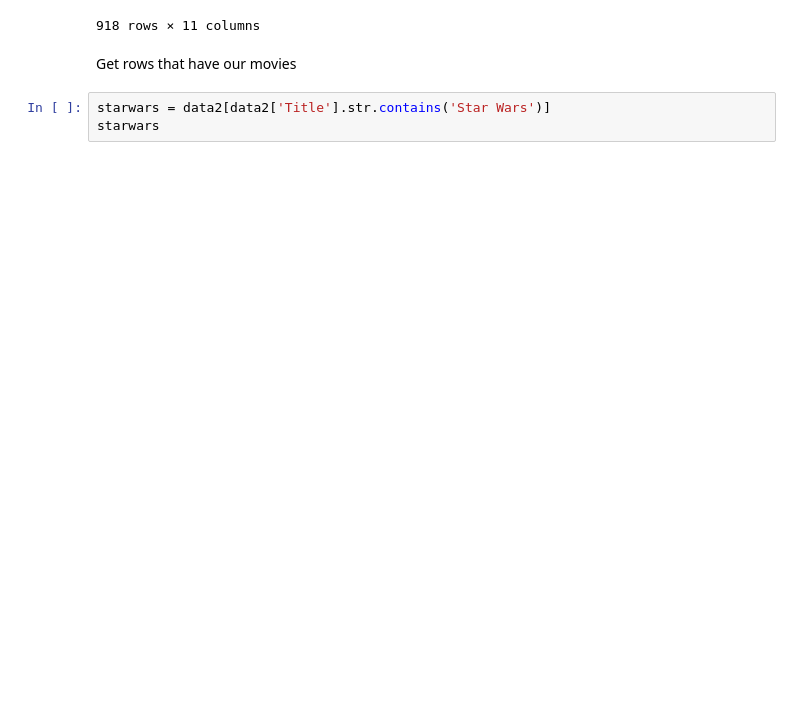
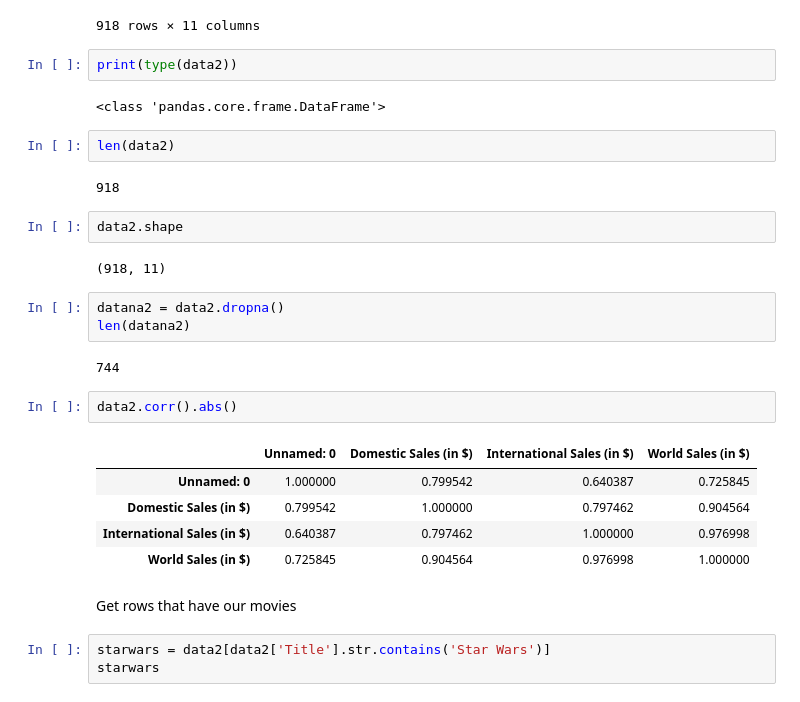
Before and after one commit to canaimax/DS522TeamApleePy, a Jupyter notebook: TX03ApplePyTeam.ipynb, the cells around one changed output. Cells and saved outputs as stored; diff of their text form; blank space fills up the shorter version.

```diff
--- a/TX03ApplePyTeam.ipynb
+++ b/TX03ApplePyTeam.ipynb
@@ -135,6 +140,31 @@ data2
 | 916 | 916 | The Texas Chainsaw Massacre (2003) | After picking up a traumatized yo... | New Line Cinema | 17-Oct-03 | 80571655 | ... |
 | 917 | 917 | Zookeeper (2011) | A group of zoo animals decide to ... | Sony Pictures Entertainment (SPE) | 6-Jul-11 | 80360843 | ... |
 918 rows × 11 columns
+# %%
+print(type(data2))
+# %% [output]
+<class 'pandas.core.frame.DataFrame'>
+# %%
+len(data2)
+# %% [output]
+918
+# %%
+data2.shape
+# %% [output]
+(918, 11)
+# %%
+datana2 = data2.dropna()
+len(datana2)
+# %% [output]
+744
+# %%
+data2.corr().abs()
+# %% [output]
+|  | Unnamed: 0 | Domestic Sales (in $) | International Sales (in $) | World Sales (in $) |
+| Unnamed: 0 | 1.000000 | 0.799542 | 0.640387 | 0.725845 |
+| Domestic Sales (in $) | 0.799542 | 1.000000 | 0.797462 | 0.904564 |
+| International Sales (in $) | 0.640387 | 0.797462 | 1.000000 | 0.976998 |
+| World Sales (in $) | 0.725845 | 0.904564 | 0.976998 | 1.000000 |
 # %% [markdown]
 Get rows that have our movies
 # %%
```
Also changed, not shown: parts of 8 cells of this notebook, 4 other files.
